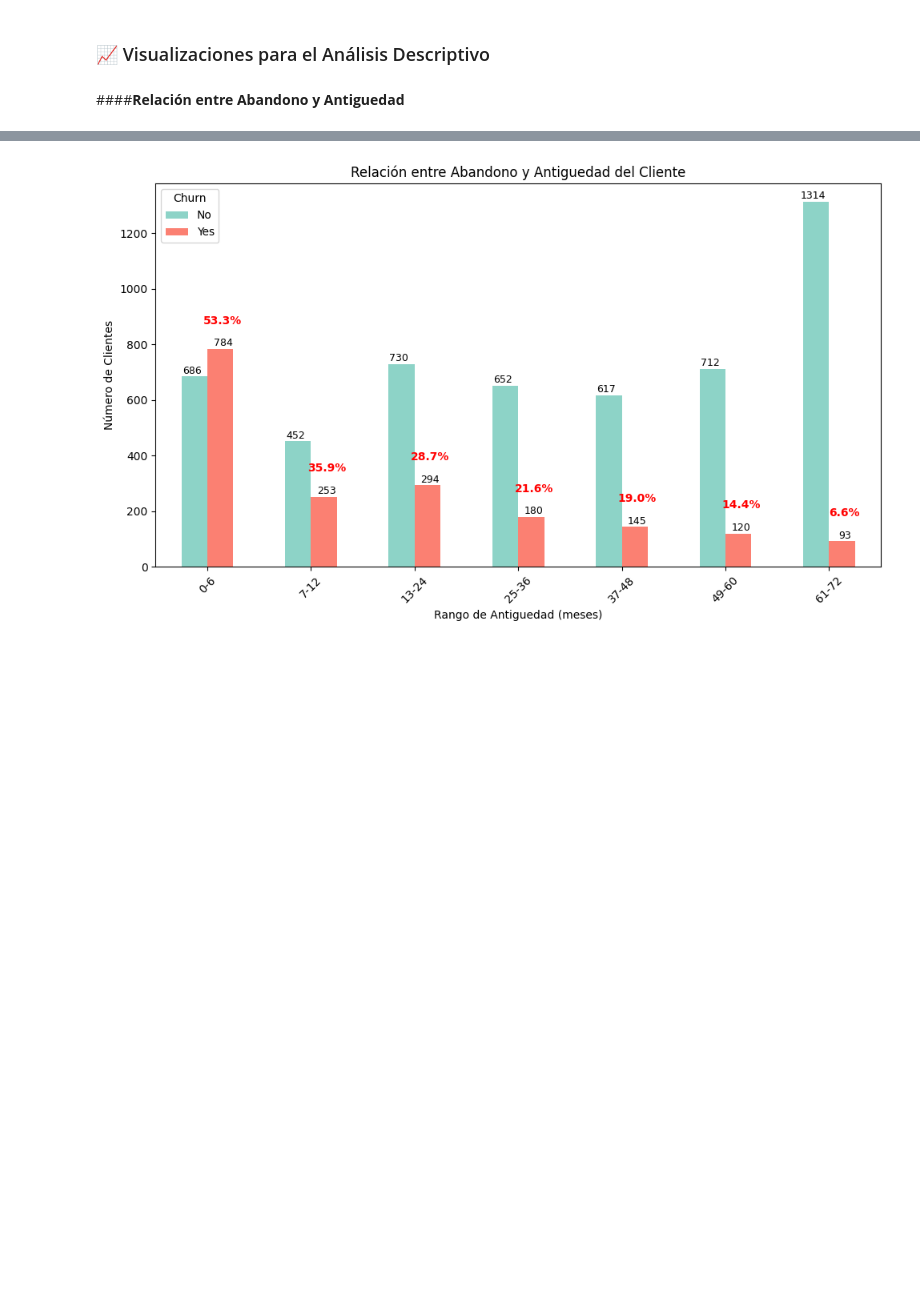
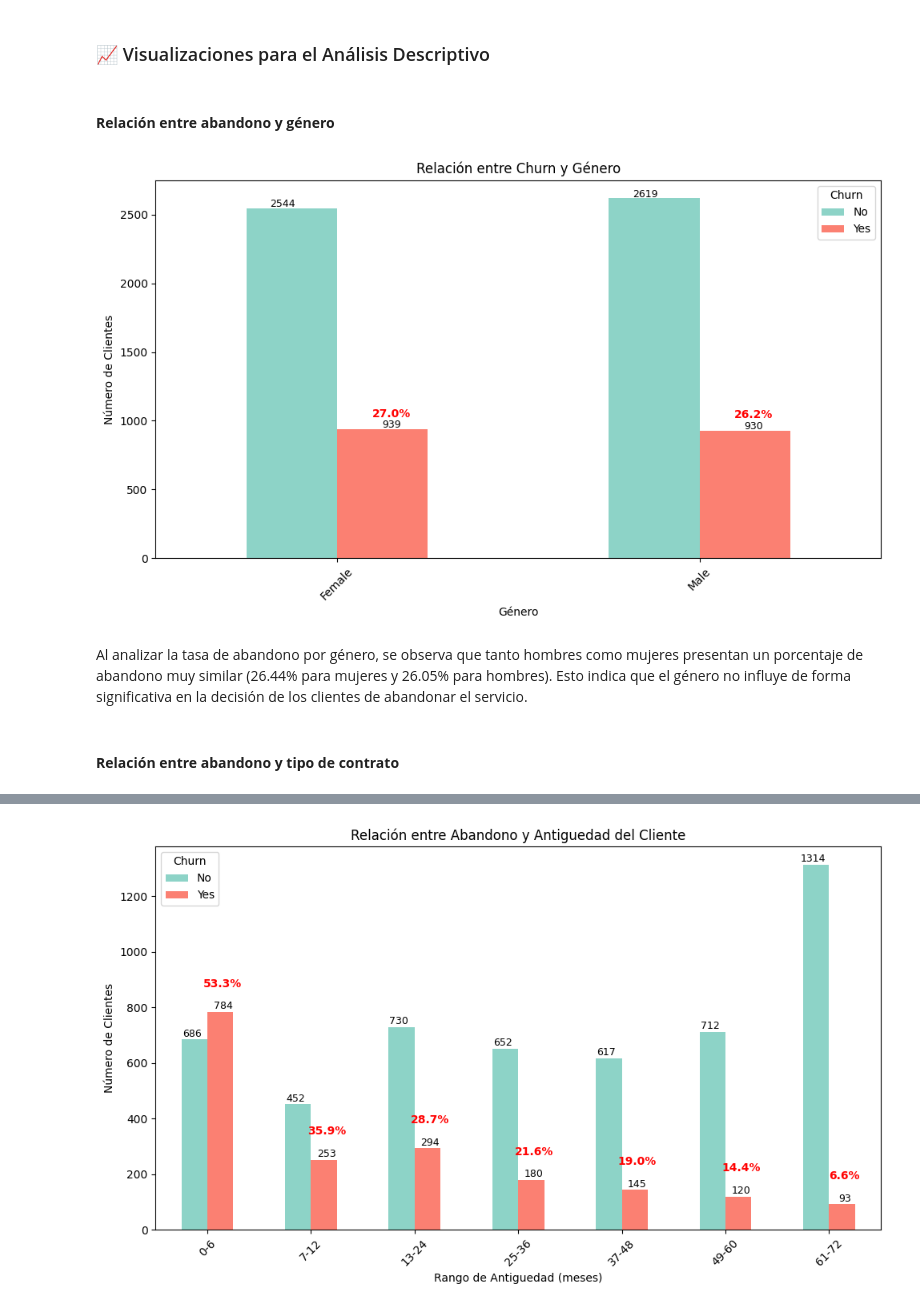
Before and after one commit to JonathanPuertaG/Challenge2-TelecomX, a Jupyter notebook: Challenge_Telecom_X.ipynb, the cells around one changed output, grey strips where cells are left out. Drawn from its saved outputs; the diff is of its cells as text; code cells hidden in the pictures; blank space fills up the shorter version.

```diff
--- a/Challenge_Telecom_X.ipynb
+++ b/Challenge_Telecom_X.ipynb
@@ -347,4 +347,12 @@ def graficar_abandono(columna_grupo, titulo, xlabel):
     plt.tight_layout()
     plt.show()
 # %% [markdown]
-####**Relación entre Abandono y Antiguedad**
+#### ****Relación entre abandono y género****
+# %%
+graficar_abandono('gender', 'Relación entre Churn y Género', 'Género')
+# %% [output]
+[figure, added]
+# %% [markdown]
+Al analizar la tasa de abandono por género, se observa que tanto hombres como mujeres presentan un porcentaje de abandono muy similar (26.44% para mujeres y 26.05% para hombres). Esto indica que el género no influye de forma significativa en la decisión de los clientes de abandonar el servicio.
+# %% [markdown]
+#### ****Relación entre abandono y tipo de contrato****
```
Also changed, not shown: parts of 8 cells of this notebook.
